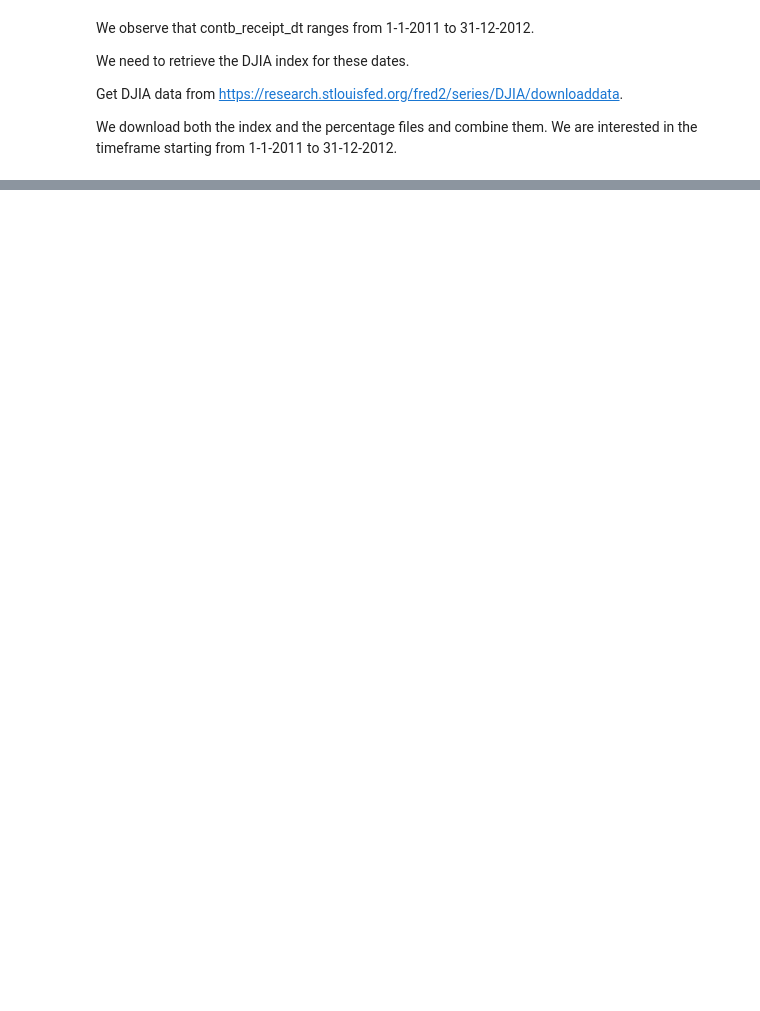
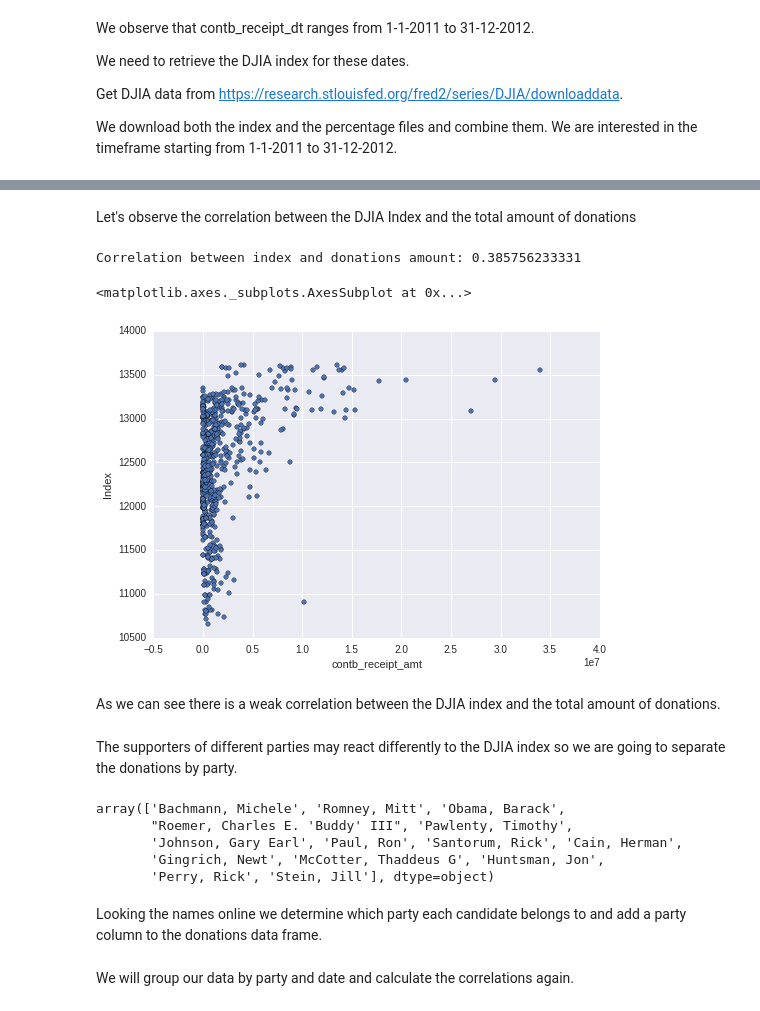
Before and after one commit to BabisK/M36101P-Assignent1, a Jupyter notebook: M36101P-Assignment1.ipynb, the cells around one changed output, grey strips where cells are left out. Cells and saved outputs as stored; diff of their text form; code cells hidden in the pictures; blank space fills up the shorter version.

```diff
--- a/M36101P-Assignment1.ipynb
+++ b/M36101P-Assignment1.ipynb
@@ -94,0 +155,2 @@ sorted_donations.tail(1)
+# %%
+donations.replace(to_replace = {'election_tp': {'P2014': 'P2012'}}, inplace = True)
@@ -173,0 +207,5 @@ Next the NaN entries. All of them seem to be valid entries
+# %%
+days_2011_2012 = pandas.date_range(start = '01-01-2011', end = '31-12-2012')
+closed_market = days_2011_2012[~days_2011_2012.isin(djia.Date)]
+print(str(len(donations.contb_receipt_amt[donations.contb_receipt_dt.isin(closed_market)])) + ' receipts the amount of which is ' + str(donations.contb_receipt_amt[donations.contb_receipt_dt.isin(closed_market)].sum()))
+print('Total receipts: ' + str(len(donations)) + ' with total amount ' + str(donations.contb_receipt_amt.sum()))
@@ -173,0 +217,5 @@ Next the NaN entries. All of them seem to be valid entries
+# %%
+new_djia = pandas.DataFrame(data = days_2011_2012, columns = ['Date'])
+djia = pandas.merge(left = new_djia, right = djia, on = 'Date', how = 'left')
+djia.Index = djia.Index.fillna(method='pad')
+djia.head(20)
@@ -173,0 +246,4 @@ Next the NaN entries. All of them seem to be valid entries
+# %%
+donations_per_day = pandas.merge(left = donations[donations.contb_receipt_amt > 0].groupby('contb_receipt_dt', as_index=False).sum(), right = djia, left_on = 'contb_receipt_dt', right_on = 'Date', how = 'left')
+donations_per_day.drop('Date', axis=1, inplace=True)
+donations_per_day
@@ -173,0 +271,23 @@ Next the NaN entries. All of them seem to be valid entries
+# %% [markdown]
+Let's observe the correlation between the DJIA Index and the total amount of donations
+# %%
+print('Correlation between index and total donations amount: ' + str(donations_per_day['contb_receipt_amt'].corr(donations_per_day['Index'])))
+donations_per_day.plot(kind='scatter', x= 'contb_receipt_amt', y='Index')
+# %% [output]
+Correlation between index and donations amount: 0.385756233331
+<matplotlib.axes._subplots.AxesSubplot at 0x...>
+[figure, added]
+# %% [markdown]
+As we can see there is a weak correlation between the DJIA index and the total amount of donations.
+# %% [markdown]
+The supporters of different parties may react differently to the DJIA index so we are going to separate the donations by party.
+# %%
+donations.cand_nm.unique()
+# %% [output]
+array(['Bachmann, Michele', 'Romney, Mitt', 'Obama, Barack',
+       "Roemer, Charles E. 'Buddy' III", 'Pawlenty, Timothy',
+       'Johnson, Gary Earl', 'Paul, Ron', 'Santorum, Rick', 'Cain, Herman',
+       'Gingrich, Newt', 'McCotter, Thaddeus G', 'Huntsman, Jon',
+       'Perry, Rick', 'Stein, Jill'], dtype=object)
+# %% [markdown]
+Looking the names online we determine which party each candidate belongs to and add a party column to the donations data frame.
@@ -173,0 +313,2 @@ Next the NaN entries. All of them seem to be valid entries
+# %% [markdown]
+We will group our data by party and date and calculate the correlations again.
```
Also changed, not shown: parts of 103 cells of this notebook.
